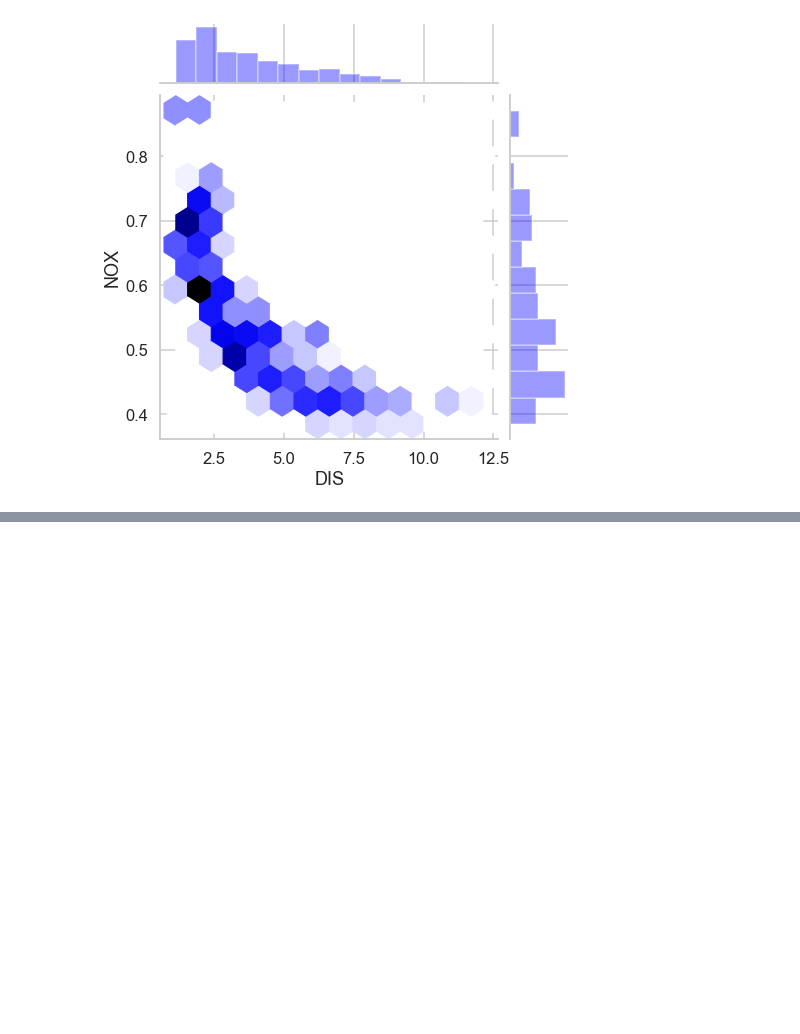
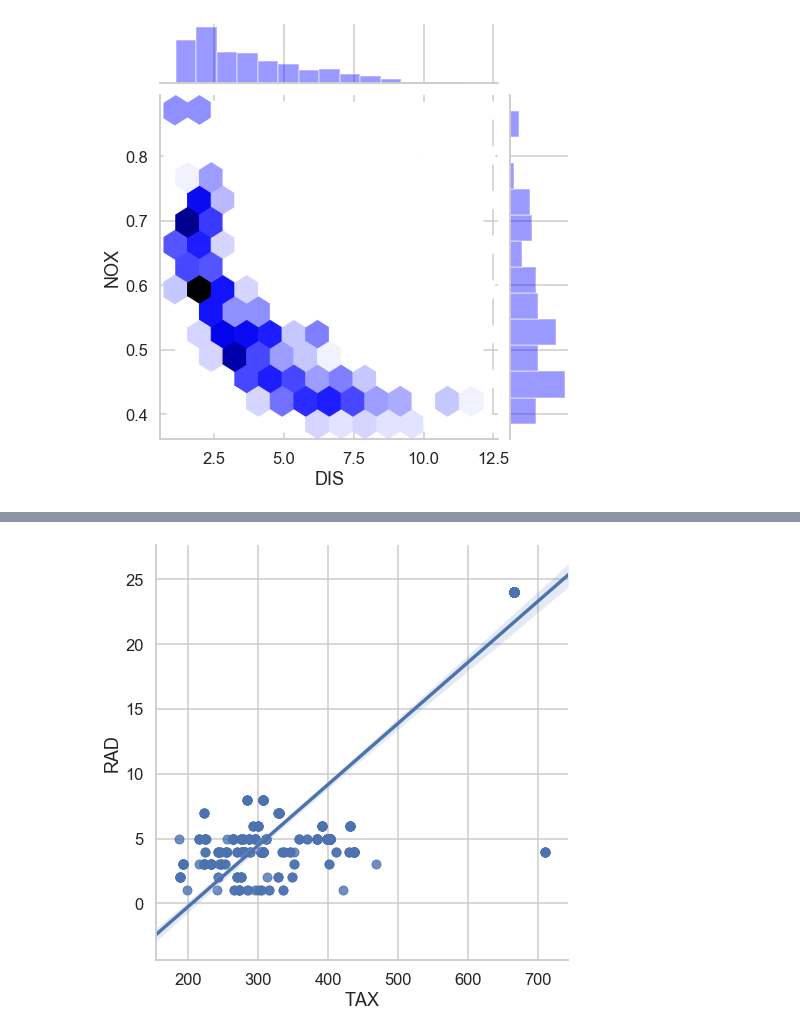
Before and after one commit to Sampatankar/DataScienceBootcamp2020-Python, a Jupyter notebook: 5MultivariableLinearRegression/04 Multivariate Regression.ipynb, the cells around one changed output, grey strips where cells are left out. Cells and saved outputs as stored; diff of their text form; code cells hidden in the pictures; blank space fills up the shorter version.

```diff
--- a/5MultivariableLinearRegression/04 Multivariate Regression.ipynb
+++ b/5MultivariableLinearRegression/04 Multivariate Regression.ipynb
@@ -460,0 +472,5 @@ plt.show()
+# %%
+sns.lmplot(x='TAX', y='RAD', data=data, height=7)
+plt.show()
+# %% [output]
+[figure, added]
```
Also changed, not shown: parts of 6 cells of this notebook, 1 other file.
